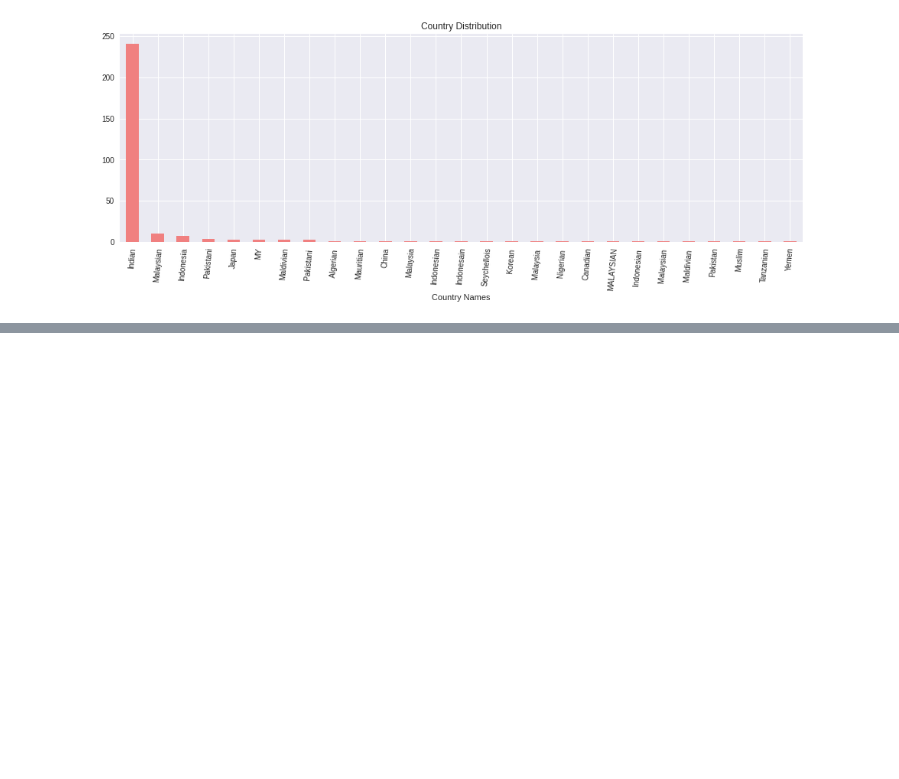
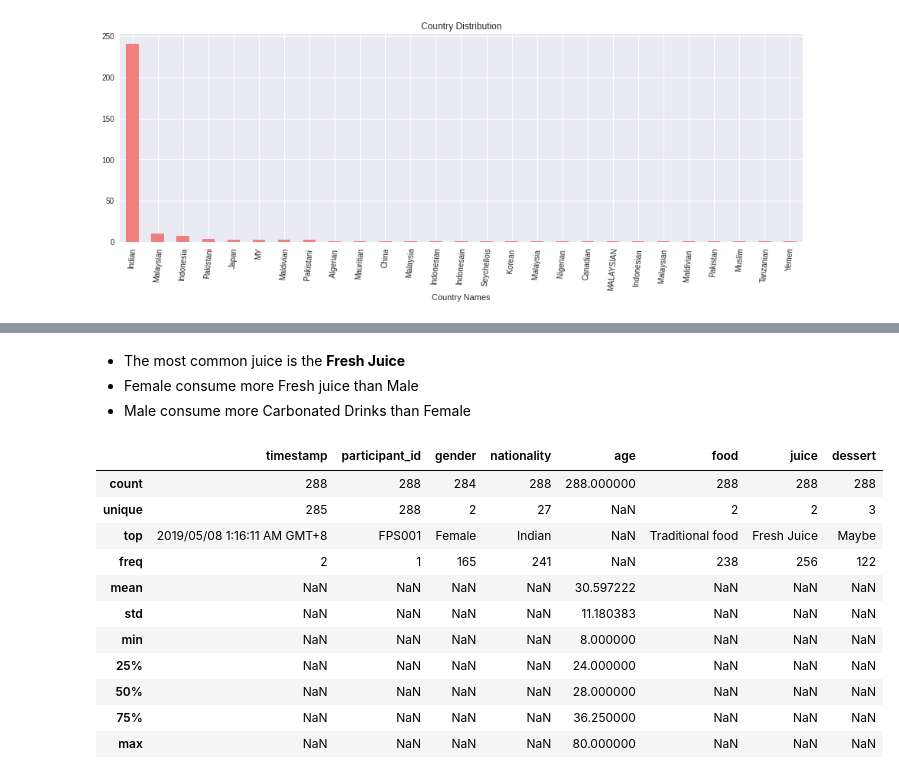
Before and after one commit to drizedunn/Food-Preference, a Jupyter notebook: food_preference.ipynb, the cells around one changed output, grey strips where cells are left out. Saved outputs shown, nothing was run; the diff lists cells and outputs as text; code cells hidden in the pictures; blank space fills up the shorter version.

```diff
--- a/food_preference.ipynb
+++ b/food_preference.ipynb
@@ -120,0 +128,19 @@ plt.show()
+# %% [markdown]
+- The most common juice is the **Fresh Juice**
+- Female consume more Fresh juice than Male
+- Male consume more Carbonated Drinks than Female
+# %%
+data.describe(include = 'all')
+# %% [output]
+|  | timestamp | participant_id | gender | nationality | age | food | juice | dessert |
+| count | 288 | 288 | 284 | 288 | 288.000000 | 288 | 288 | 288 |
+| unique | 285 | 288 | 2 | 27 | NaN | 2 | 2 | 3 |
+| top | 2019/05/08 1:16:11 AM GMT+8 | FPS001 | Female | Indian | NaN | Traditional food | Fresh Juice | Maybe |
+| freq | 2 | 1 | 165 | 241 | NaN | 238 | 256 | 122 |
+| mean | NaN | NaN | NaN | NaN | 30.597222 | NaN | NaN | NaN |
+| std | NaN | NaN | NaN | NaN | 11.180383 | NaN | NaN | NaN |
+| min | NaN | NaN | NaN | NaN | 8.000000 | NaN | NaN | NaN |
+| 25% | NaN | NaN | NaN | NaN | 24.000000 | NaN | NaN | NaN |
+| 50% | NaN | NaN | NaN | NaN | 28.000000 | NaN | NaN | NaN |
+| 75% | NaN | NaN | NaN | NaN | 36.250000 | NaN | NaN | NaN |
+| max | NaN | NaN | NaN | NaN | 80.000000 | NaN | NaN | NaN |
```
Also changed, not shown: parts of 9 cells of this notebook.
